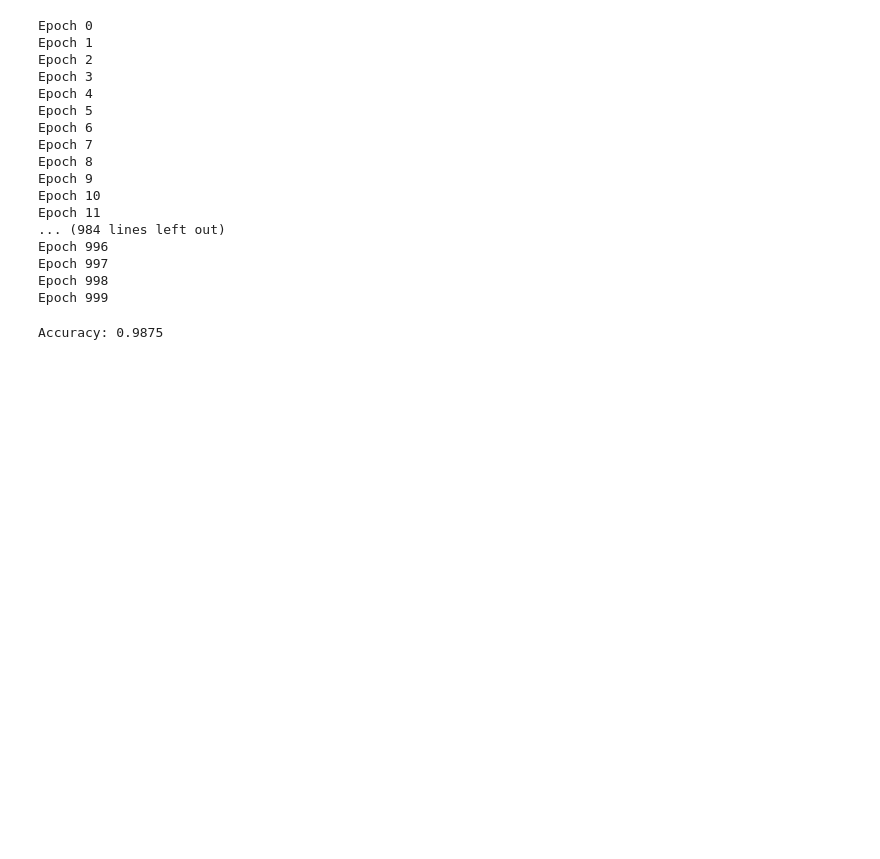
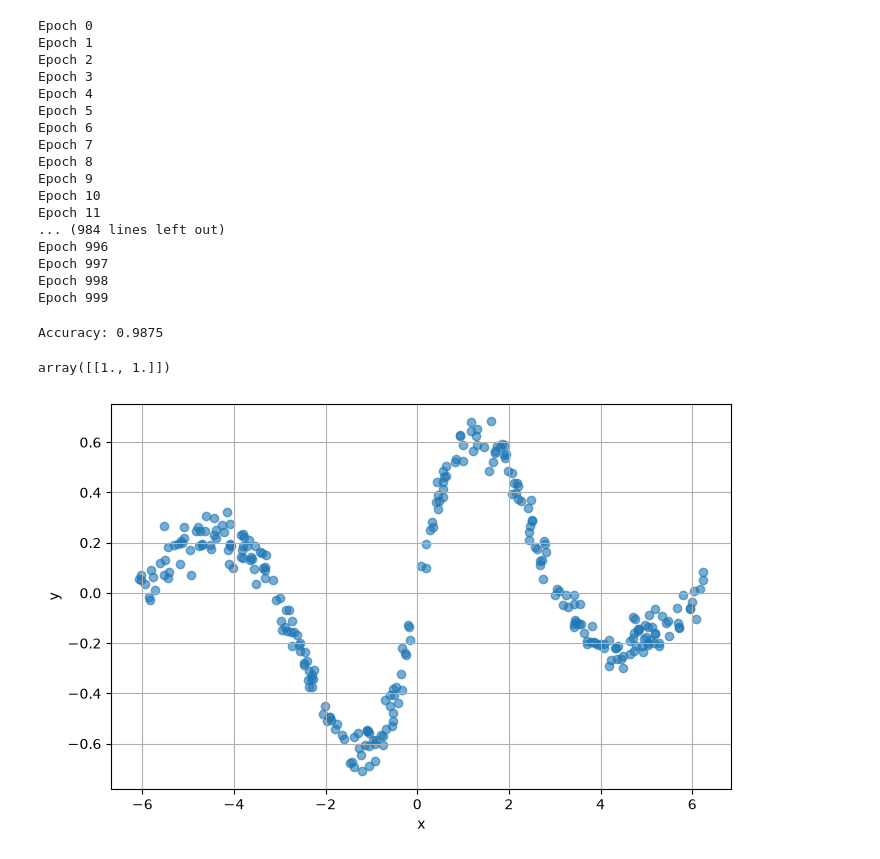
Before and after one commit to Klimentij-Kvl/neural-network-from-source, a Jupyter notebook: mlp.ipynb, the cells around one changed output. Saved outputs shown, nothing was run; the diff lists cells and outputs as text; code cells hidden in the pictures; blank space fills up the shorter version.

Commit message:
Started to do regression

```diff
--- a/mlp.ipynb
+++ b/mlp.ipynb
@@ -211,3 +219,25 @@ accuracy = np.mean(
 print("Accuracy:", accuracy)
 # %% [output]
 Accuracy: 0.9875
+# %%
+kek = [np.array([1, 2]), np.array([2, 2])]
+net.feedforward(kek)
+# %% [output]
+array([[1., 1.]])
+# %%
+def generate_regression_data(n_samples =300, noise =0.05) :
+    x = np.random.uniform(-2 * np.pi, 2 * np.pi,(n_samples, 1))
+    y = np.sin(x) * np.exp(- np.abs (x) / 3.0) + np.random.randn (
+    n_samples, 1) * noise
+    return x, y
+# %%
+X_regression, y_regression = generate_regression_data()
+# %%
+plt.figure(figsize=(8, 5))
+plt.scatter(X_regression, y_regression, alpha=0.6)
+plt.xlabel('x')
+plt.ylabel('y')
+plt.grid()
+plt.show()
+# %% [output]
+[figure, added]
```
Also changed, not shown: parts of 4 cells of this notebook.
